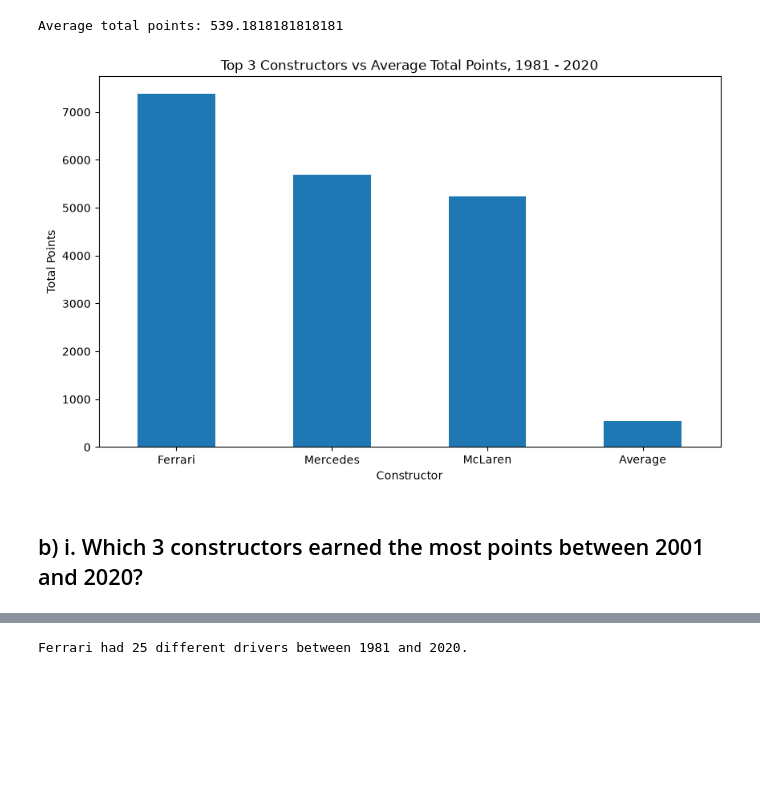
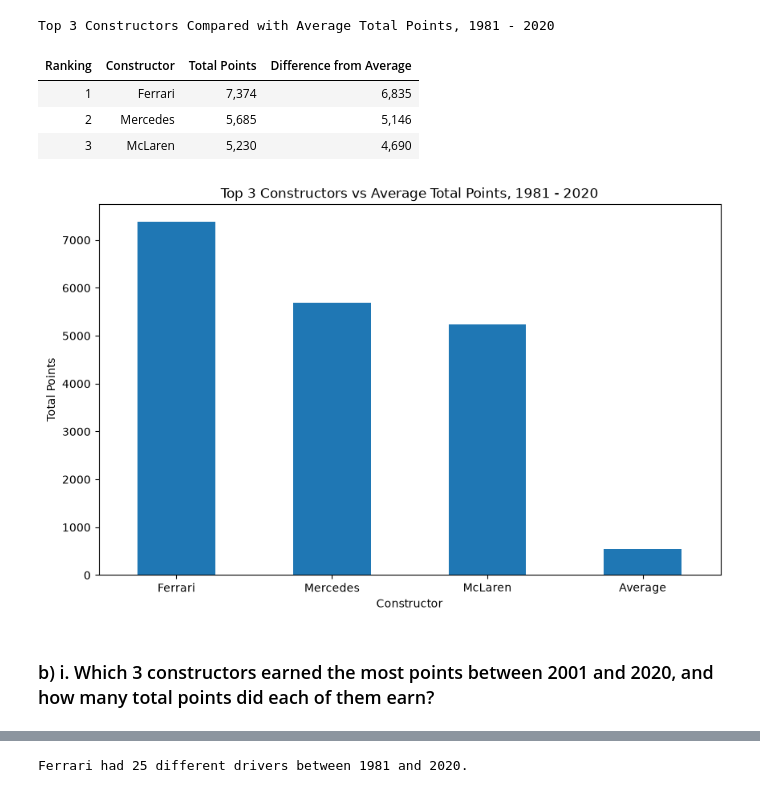
Before and after one commit to joellemil/datasci530fall2026, a Jupyter notebook: Assignment 2/Assignment 2.ipynb, the cells around one changed output, grey strips where cells are left out. Drawn from its saved outputs; the diff is of its cells as text; code cells hidden in the pictures; blank space fills up the shorter version.

```diff
--- a/Assignment 2/Assignment 2.ipynb
+++ b/Assignment 2/Assignment 2.ipynb
@@ -124,59 +209,56 @@ Top 3 Constructors by total points, 1981 - 2020
 # %%
-# QUESTION does it mean average across all constructors for 1981 and 2020 or for all years?
+# Calculate the average total points across all constructors, from total_points which is calculated above
+average_points = total_points['Total Points'].mean()
 
-# Calculate the average total points across all constructors
-average_points = total_points['Total Points'].mean()
-print("Average total points:", average_points)
+# Compare the top 3 constructors with the average
+top_3_comparison = top_3[
+    ['Ranking', 'Constructor', 'Total Points']
+    ].copy()
 
-# Add constructor names
-top_3_comparison = (
-    top_3
-    [['Ranking', 'Constructor', 'Total Points']]
-    .copy()
-)
-
-# Calculate difference between top 3 and the average
 top_3_comparison['Difference from Average'] = (
     top_3_comparison['Total Points'] - average_points
 )
 
-top_3_comparison.style.hide(axis='index') \
+# Display table of points difference
+display(
+    top_3_comparison.style.hide(axis='index') \
     .format({
         'Total Points': '{:,.0f}',
         'Difference from Average': '{:,.0f}'
     }) \
     .set_caption(
         'Top 3 Constructors Compared with Average Total Points, 1981 - 2020'
     )
+)
 
+# Add the average to the chart
+chart_data = pd.concat([
+    top_3[['Constructor', 'Total Points']],
+    pd.DataFrame([['Average', average_points]],
+                 columns=['Constructor', 'Total Points'])
+])
 
-# Create data for the chart
-chart_data = top_3_comparison[
-    ['Constructor', 'Total Points']
-].copy()
-
-# Add the average as another category
-chart_data.loc[len(chart_data)] = [
-    'Average',
-    average_points
-]
-
-# Plot
+# Plot bar chart
 chart_data.plot(
     x='Constructor',
     y='Total Points',
     kind='bar',
     figsize=(10, 6),
     legend=False
 )
 
+# Add title and labels to bar chart
 plt.title('Top 3 Constructors vs Average Total Points, 1981 - 2020')
 plt.xlabel('Constructor')
 plt.ylabel('Total Points')
 plt.xticks(rotation=0)
 plt.show()
 # %% [output]
-Average total points: 539.1818181818181
+Top 3 Constructors Compared with Average Total Points, 1981 - 2020
+| Ranking | Constructor | Total Points | Difference from Average |
+| 1 | Ferrari | 7,374 | 6,835 |
+| 2 | Mercedes | 5,685 | 5,146 |
+| 3 | McLaren | 5,230 | 4,690 |
 [figure]
 # %% [markdown]
-## b) i. Which 3 constructors earned the most points between 2001 and 2020?
+### b) i. Which 3 constructors earned the most points between 2001 and 2020, and how many total points did each of them earn?
```
Also changed, not shown: parts of 38 cells of this notebook, 14 other files.
